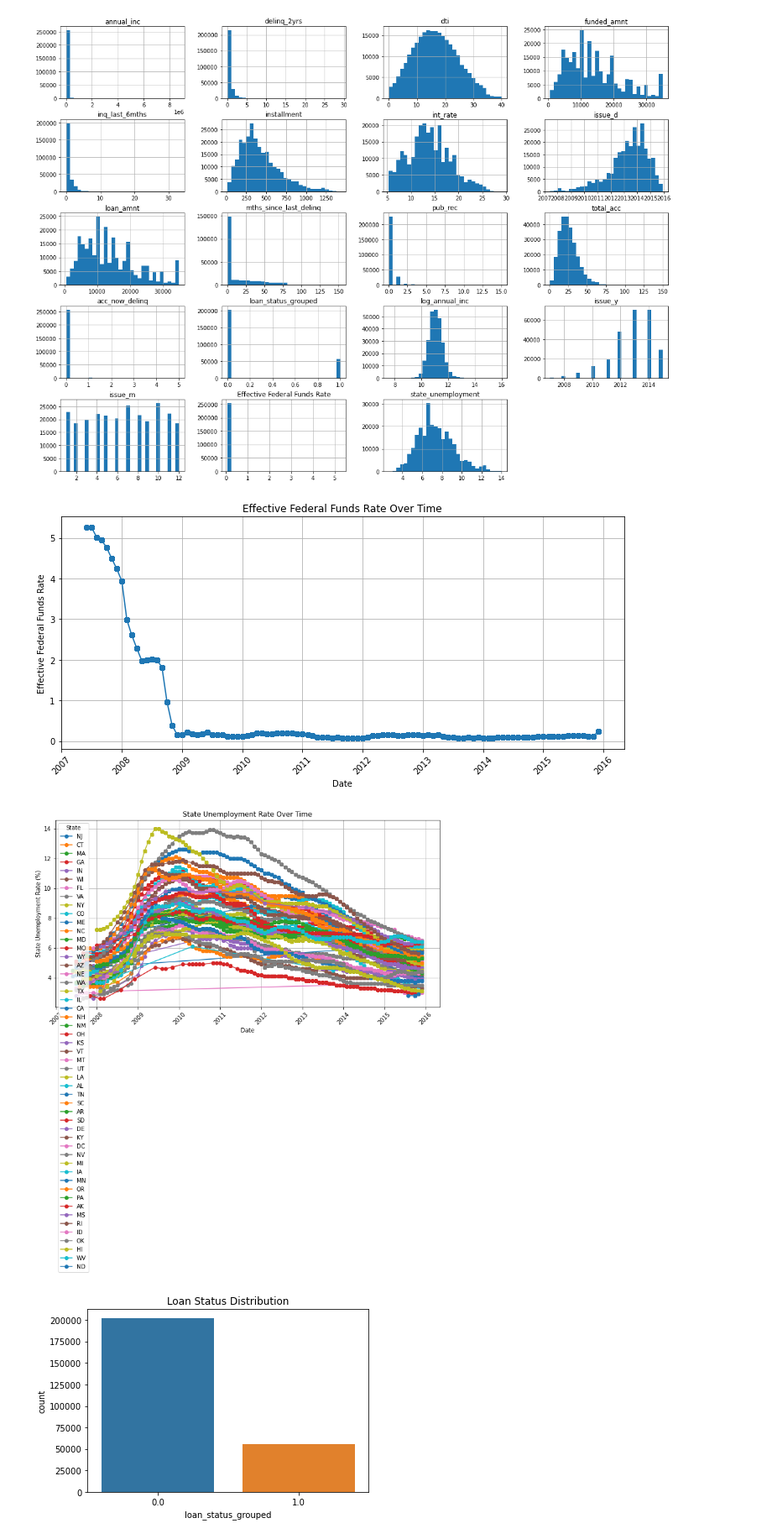
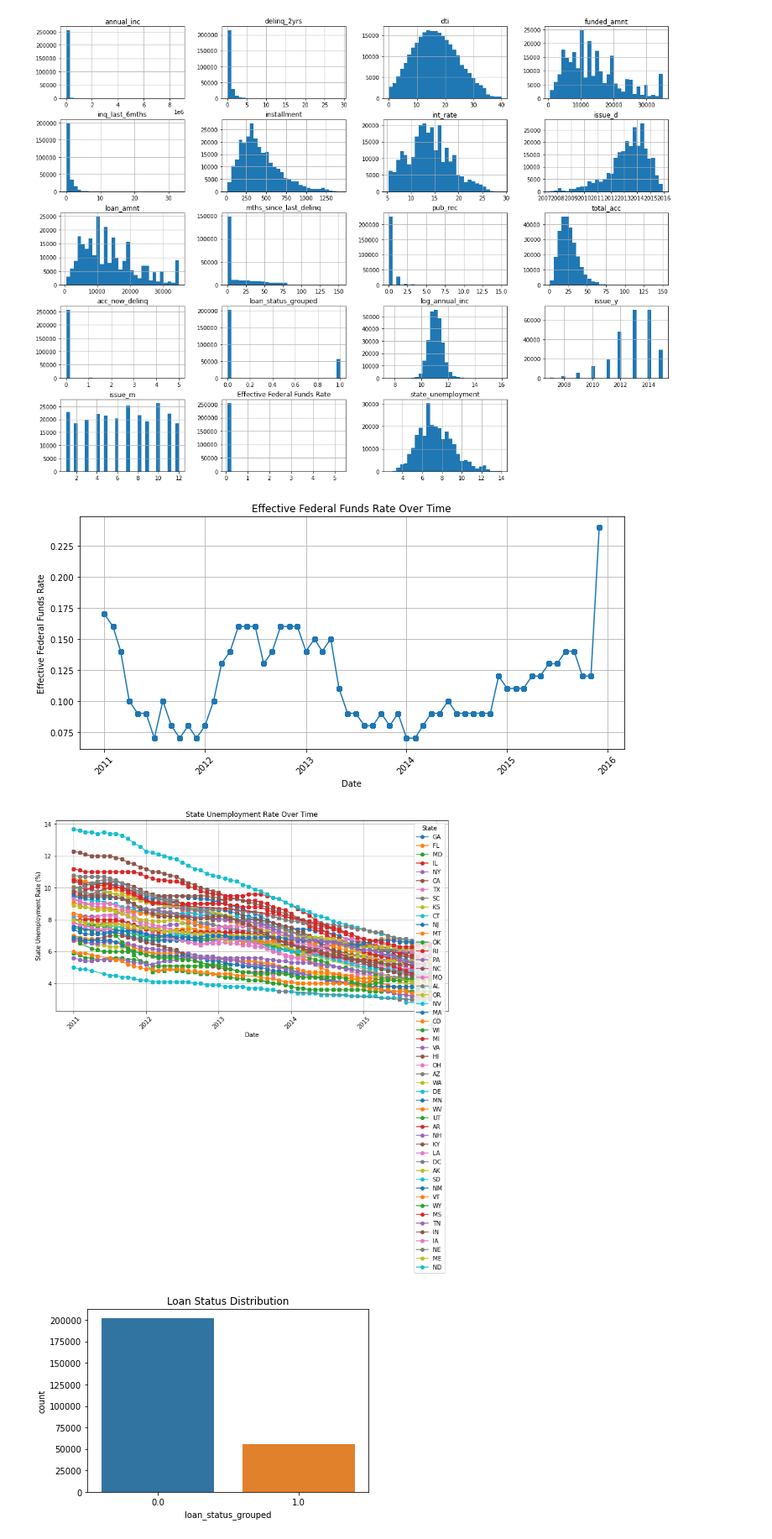
Before and after one commit to tanhl30/HE4045_Project, a Jupyter notebook: 1. Data Preparation/Data Cleaning and EDA.ipynb, the cells around one changed output. Shown at 84% size. Saved outputs shown, nothing was run; the diff lists cells and outputs as text; code cells hidden in the pictures.

Commit message:
plot fed rate and unemp 2011 onwards

```diff
--- a/1. Data Preparation/Data Cleaning and EDA.ipynb
+++ b/1. Data Preparation/Data Cleaning and EDA.ipynb
@@ -521,6 +521,7 @@ transformed_loan['Date'] = pd.to_datetime(transformed_loan['issue_y'].astype(str
 
 # Sort the DataFrame by Date
 transformed_loan_plot = transformed_loan.sort_values(by='Date')
+transformed_loan_plot = transformed_loan_plot[transformed_loan_plot['issue_y'] >= 2011]
 
 # Re-plot
 plt.figure(figsize=(10, 5))
@@ -533,26 +534,26 @@ plt.xticks(rotation=45)
 plt.tight_layout()
 plt.show()
 # %% [output]
-[figure, old version]
+[figure, new version]
 # %%
 # Plotting
 plt.figure(figsize=(12, 6))
 
 # Plot each state separately
-for state in transformed_loan['addr_state'].unique():
-    state_data = transformed_loan[transformed_loan['addr_state'] == state]
+for state in transformed_loan_plot['addr_state'].unique():
+    state_data = transformed_loan_plot[transformed_loan_plot['addr_state'] == state]
     plt.plot(state_data['Date'], state_data['state_unemployment'], marker='o', label=state)
 
 plt.title('State Unemployment Rate Over Time')
 plt.xlabel('Date')
 plt.ylabel('State Unemployment Rate (%)')
 plt.grid(True)
 plt.xticks(rotation=45)
 plt.legend(title='State')
 plt.tight_layout()
 plt.show()
 # %% [output]
-[figure, old version]
+[figure, new version]
 # %%
 # loan_status_grouped is categorical variable, where 1 means default, 0 means fully paid or expected to fully paid.
 
```
Also changed, not shown: parts of 1 cell of this notebook.
